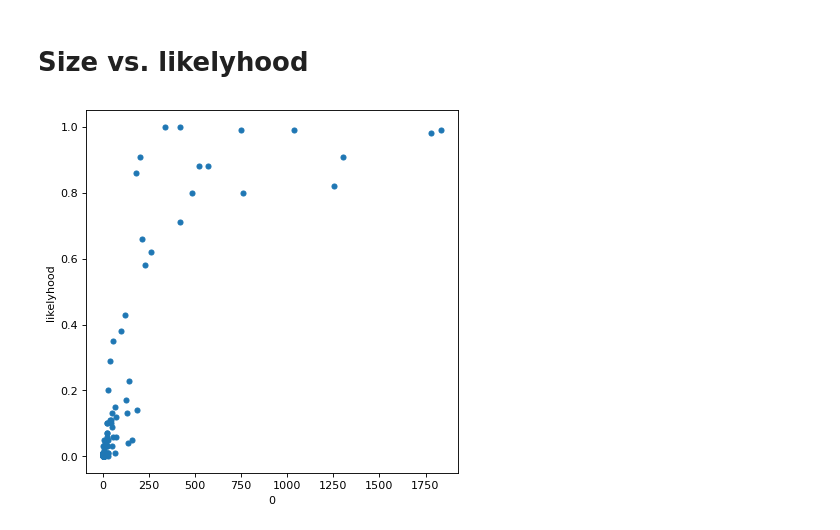
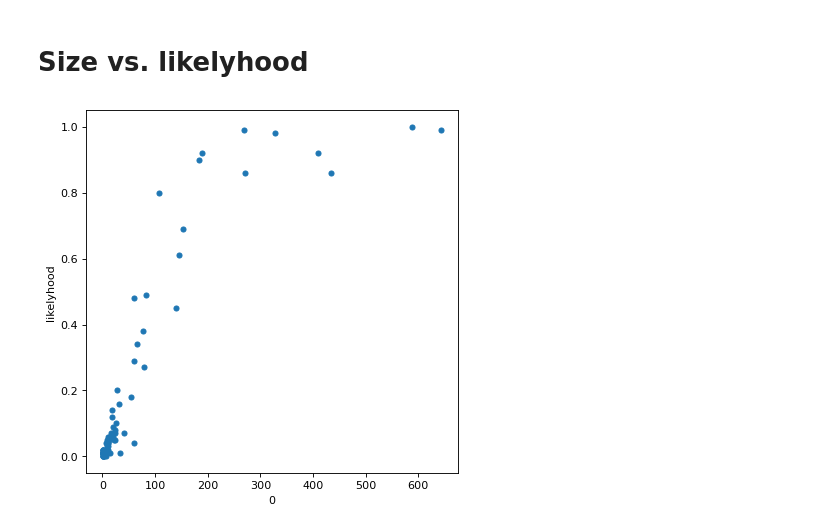
Before and after one commit to ggdhines/historical-transcriptions, a Jupyter notebook: notebooks/ocr followup.ipynb, the cells around one changed output. Drawn from its saved outputs; the diff is of its cells as text; code cells hidden in the pictures.

```diff
--- a/notebooks/ocr followup.ipynb
+++ b/notebooks/ocr followup.ipynb
@@ -473,11 +473,11 @@ plt.show()
 [figure]
 # %%
 clf = neighbors.KNeighborsClassifier(100, weights='uniform')
-clf.fit(combined_df[["x","y"]], combined_df["character"])
+clf.fit(results_df[["x","y"]], results_df["character"])
 # %% [output]
 KNeighborsClassifier(n_neighbors=100)
 # %%
-ideal_df = combined_df.groupby("character")[["x","y"]].median().reset_index()
+ideal_df = results_df.groupby("character")[["x","y"]].median().reset_index()
 ideal_df
 # %% [output]
 |  | character | x | y |
@@ -503,9 +503,6 @@ probabilities = clf.predict_proba(ideal_df[["x","y"]])
 # %%
 most_likely = np.multiply(ideal_as_1hot,probabilities)
 ideal_df["likelyhood"] = np.amax(most_likely,1)
-# %%
-most_likely = np.multiply(ideal_as_1hot,probabilities)
-ideal_df["likelyhood"] = np.amax(most_likely,1)
 # %%
 ideal_df.sort_values("likelyhood").tail(15)
 # %% [output]
@@ -557,7 +554,7 @@ ideal_df[ideal_df["character"] == "4"]
 # %%
-actual = enc.transform(combined_df[["character"]]).todense()
-probabilities = clf.predict_proba(combined_df[["x","y"]])
-combined_df["p"] = probabilities[:,16]
+actual = enc.transform(results_df[["character"]]).todense()
+probabilities = clf.predict_proba(results_df[["x","y"]])
+results_df["p"] = probabilities[:,15]
 # %% [markdown]
 We see that when Tessearct thinks a character is 4, 77% of the time we agree. However, when Tessearct thinks a character is k, 60% we think the character is actaully 4.
 # %%
@@ -598,12 +585,12 @@ _ = plt.imshow(generate_ideal(ideal_df,"k"))
 # %% [markdown]
 # Size vs. likelyhood
 # %%
-df2 = combined_df.groupby("character").size().reset_index()
+df2 = results_df.groupby("character").size().reset_index()
 df3 = ideal_df.merge(df2,on="character")
 
 fig = plt.figure(num=None, figsize=(6, 6), dpi=80, facecolor='w', edgecolor='k')
 ax = fig.add_subplot(111)
 df3.plot.scatter(x=0,y="likelyhood",ax=ax)
 plt.show()
 # %% [output]
-[figure, old version]
+[figure, new version]
```
Also changed, not shown: parts of 12 cells of this notebook.
